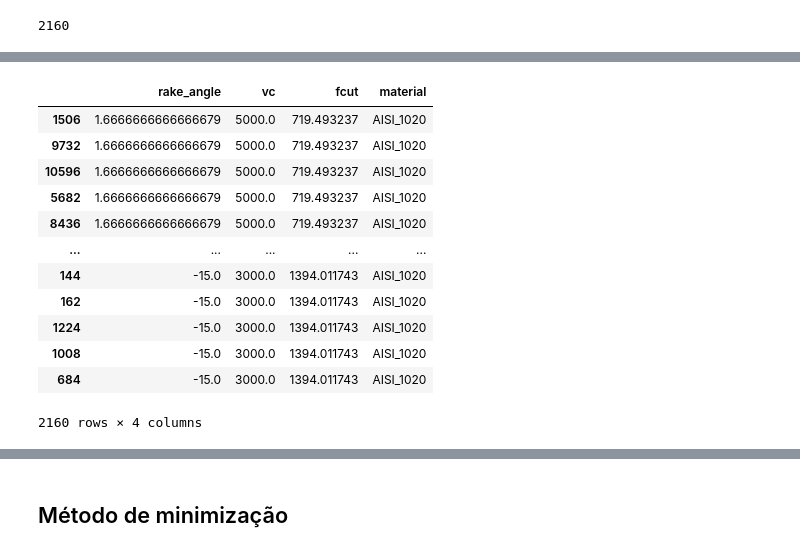
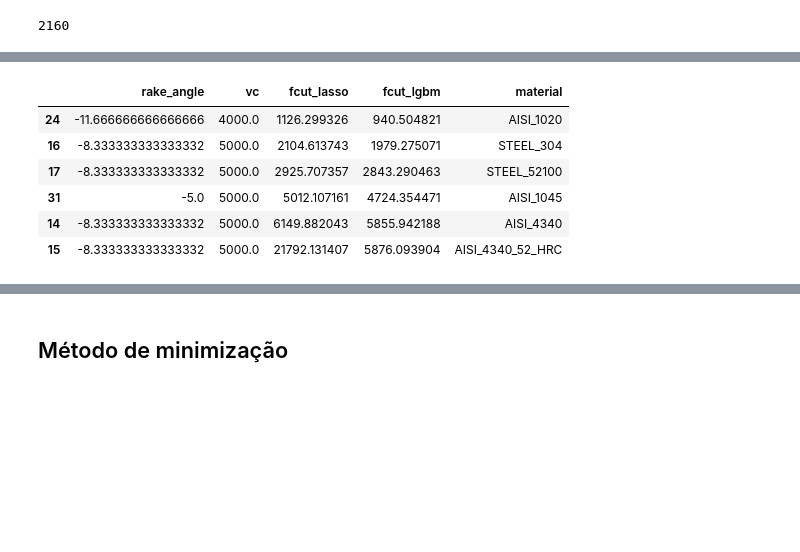
Before and after one commit to igorhfreitas/dissertacao, a Jupyter notebook: Modeling/gradient_optimization_upon_ML.ipynb, the cells around one changed output, grey strips where cells are left out. Saved outputs shown, nothing was run; the diff lists cells and outputs as text; code cells hidden in the pictures; blank space fills up the shorter version.

```diff
--- a/Modeling/gradient_optimization_upon_ML.ipynb
+++ b/Modeling/gradient_optimization_upon_ML.ipynb
@@ -167,19 +163,13 @@ results[results["material"]=="AISI_1020"].agg(
-# %%
-results[results["material"]=="AISI_1020"]
-# %% [output]
-|  | rake_angle | vc | fcut | material |
-| 1506 | 1.6666666666666679 | 5000.0 | 719.493237 | AISI_1020 |
-| 9732 | 1.6666666666666679 | 5000.0 | 719.493237 | AISI_1020 |
-| 10596 | 1.6666666666666679 | 5000.0 | 719.493237 | AISI_1020 |
-| 5682 | 1.6666666666666679 | 5000.0 | 719.493237 | AISI_1020 |
-| 8436 | 1.6666666666666679 | 5000.0 | 719.493237 | AISI_1020 |
-| ... | ... | ... | ... | ... |
-| 144 | -15.0 | 3000.0 | 1394.011743 | AISI_1020 |
-| 162 | -15.0 | 3000.0 | 1394.011743 | AISI_1020 |
-| 1224 | -15.0 | 3000.0 | 1394.011743 | AISI_1020 |
-| 1008 | -15.0 | 3000.0 | 1394.011743 | AISI_1020 |
-| 684 | -15.0 | 3000.0 | 1394.011743 | AISI_1020 |
-2160 rows × 4 columns
+# %%
+results.sort_values("fcut_lgbm").drop_duplicates("material")
+# %% [output]
+|  | rake_angle | vc | fcut_lasso | fcut_lgbm | material |
+| 24 | -11.666666666666666 | 4000.0 | 1126.299326 | 940.504821 | AISI_1020 |
+| 16 | -8.333333333333332 | 5000.0 | 2104.613743 | 1979.275071 | STEEL_304 |
+| 17 | -8.333333333333332 | 5000.0 | 2925.707357 | 2843.290463 | STEEL_52100 |
+| 31 | -5.0 | 5000.0 | 5012.107161 | 4724.354471 | AISI_1045 |
+| 14 | -8.333333333333332 | 5000.0 | 6149.882043 | 5855.942188 | AISI_4340 |
+| 15 | -8.333333333333332 | 5000.0 | 21792.131407 | 5876.093904 | AISI_4340_52_HRC |
 # %%
 import plotly.express as px
 
```
Also changed, not shown: parts of 37 cells of this notebook.
